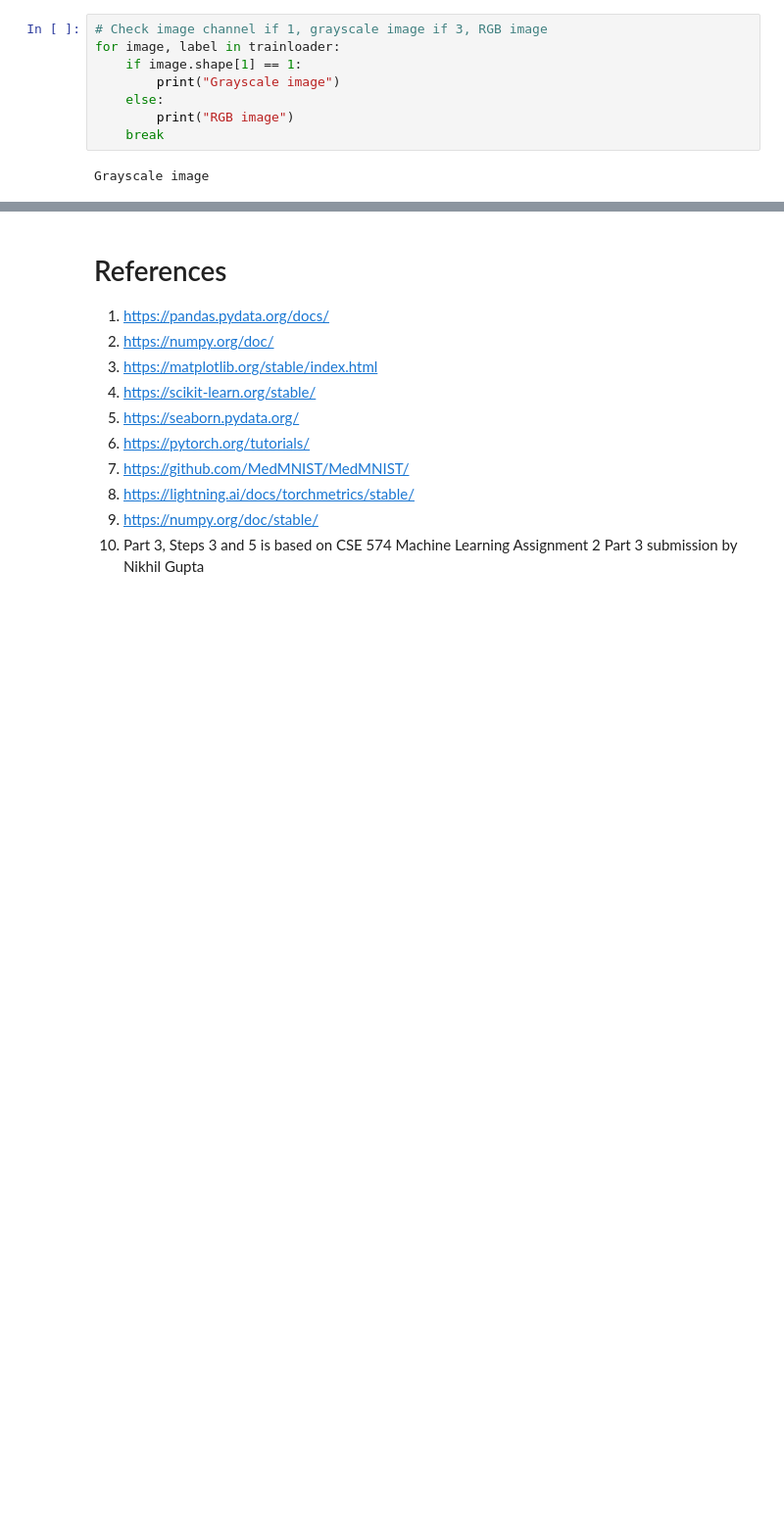
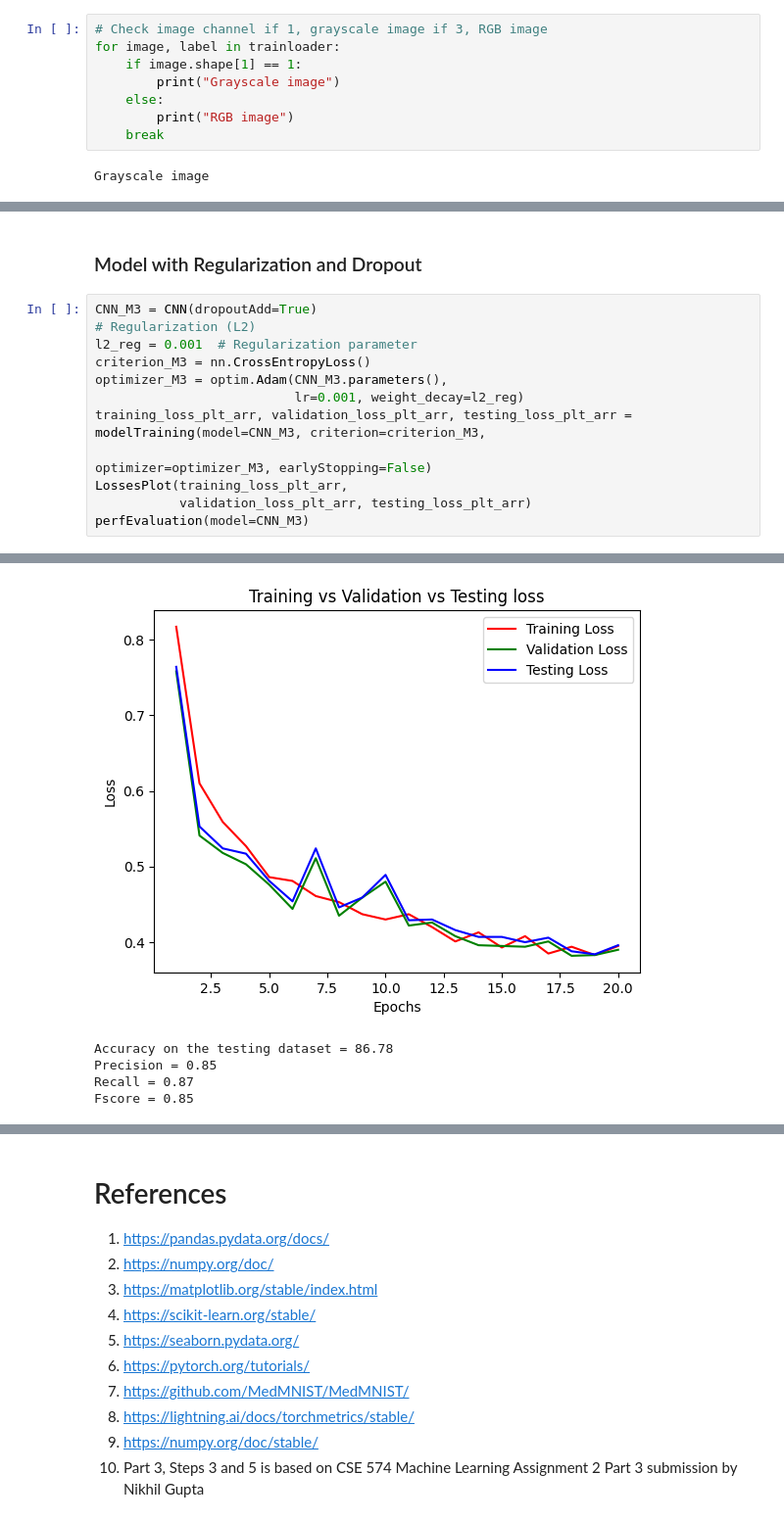
Before and after one commit to UBCSE-ngupta22/CSE676_Assign0, a Jupyter notebook: ngupta22_assignment0_part_3.ipynb, the cells around one changed output, grey strips where cells are left out. Shown at 98% size. Drawn from its saved outputs; the diff is of its cells as text; blank space fills up the shorter version.

```diff
--- a/ngupta22_assignment0_part_3.ipynb
+++ b/ngupta22_assignment0_part_3.ipynb
@@ -263,0 +407,15 @@ Time to train: 15min 59sec
+# %% [markdown]
+### Model with Regularization and Dropout
+# %%
+CNN_M3 = CNN(dropoutAdd=True)
+# Regularization (L2)
+l2_reg = 0.001  # Regularization parameter
+criterion_M3 = nn.CrossEntropyLoss()
+optimizer_M3 = optim.Adam(CNN_M3.parameters(),
+                          lr=0.001, weight_decay=l2_reg)
+training_loss_plt_arr, validation_loss_plt_arr, testing_loss_plt_arr = modelTraining(model=CNN_M3, criterion=criterion_M3,
+                                                                                     optimizer=optimizer_M3, earlyStopping=False)
+LossesPlot(training_loss_plt_arr,
+           validation_loss_plt_arr, testing_loss_plt_arr)
+perfEvaluation(model=CNN_M3)
+# %% [output]
@@ -263,0 +439,5 @@ Time to train: 15min 59sec
+[figure, added]
+Accuracy on the testing dataset = 86.78
+Precision = 0.85
+Recall = 0.87
+Fscore = 0.85
```
Also changed, not shown: parts of 20 cells of this notebook, 4 other files.
